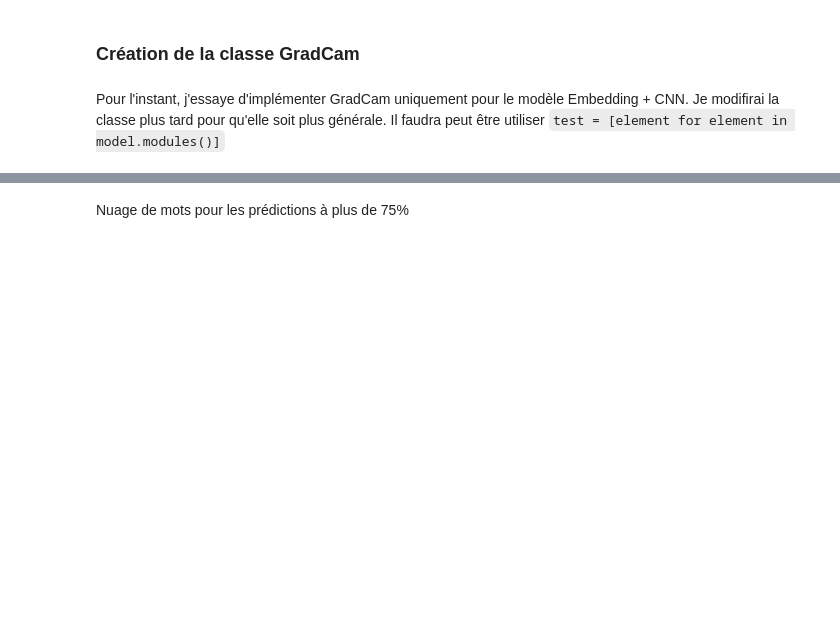
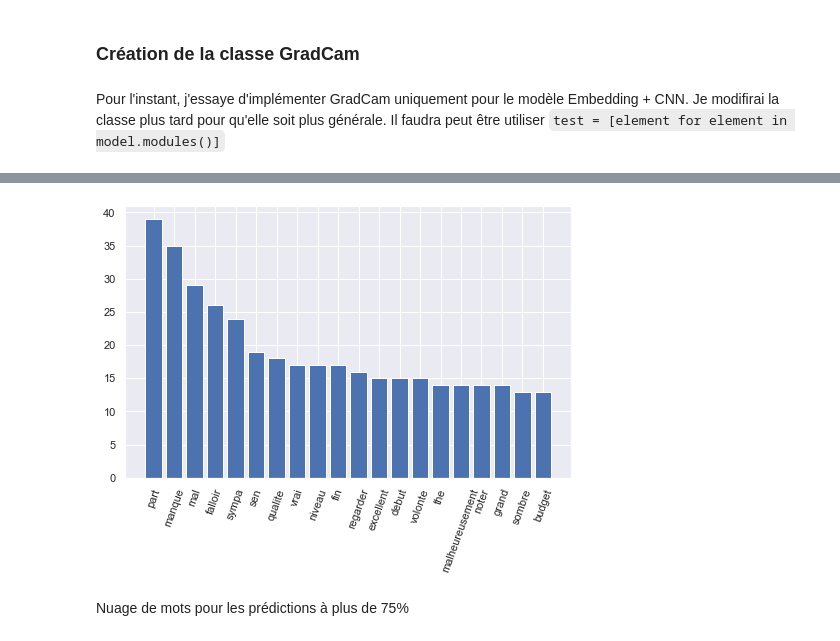
Before and after one commit to ENSAE-CKW/nlp_understanding, a Jupyter notebook: notebooks/GradCam/GracCam_version_wen.ipynb, the cells around one changed output, grey strips where cells are left out. Cells and saved outputs as stored; diff of their text form; code cells hidden in the pictures; blank space fills up the shorter version.

```diff
--- a/notebooks/GradCam/GracCam_version_wen.ipynb
+++ b/notebooks/GradCam/GracCam_version_wen.ipynb
@@ -307,10 +302,10 @@ mots_0_25 = list(itertools.chain.from_iterable(mots_0_25))
 # %%
-import numpy as np
-import matplotlib.pyplot as plt
-from collections import Counter
+# mots_0_25_df = pd.DataFrame.from_dict(Counter(mots_0_25),orient="index")
 
-mots_plus_75 = pd.DataFrame.from_dict(Counter(mots_plus_75),orient="index")
+# mots_0_25_df = mots_0_25_df.sort_values(by=0, ascending = False)
 
-mots_plus_75 = mots_plus_75.sort_values(by=0, ascending = False)
+# mots_0_25_df.head(30).plot.bar(figure= None)
 
-mots_plus_75.head(30).plot.bar()
+plot_barplot(mots_25_50)
+# %% [output]
+[figure, added]
```
Also changed, not shown: parts of 18 cells of this notebook, 14 other files.
